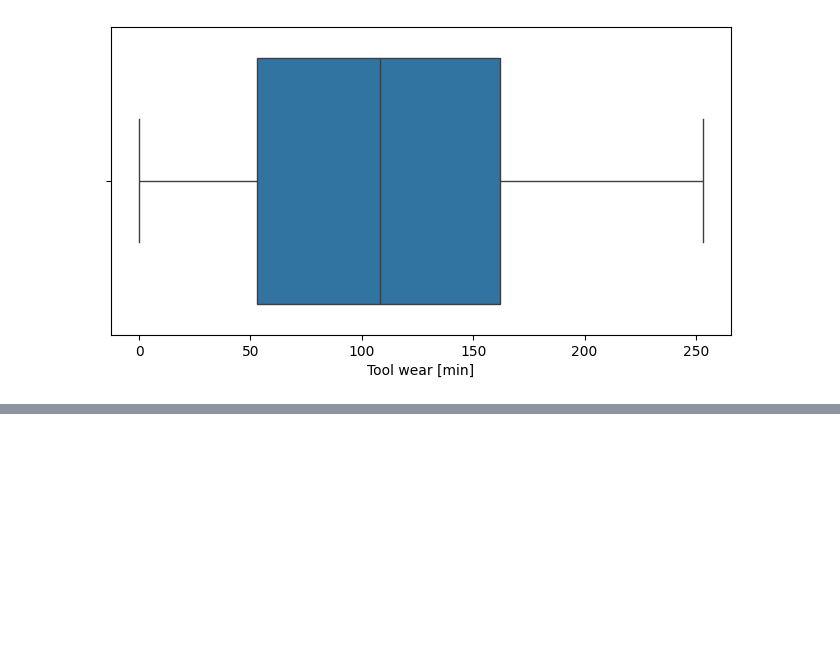
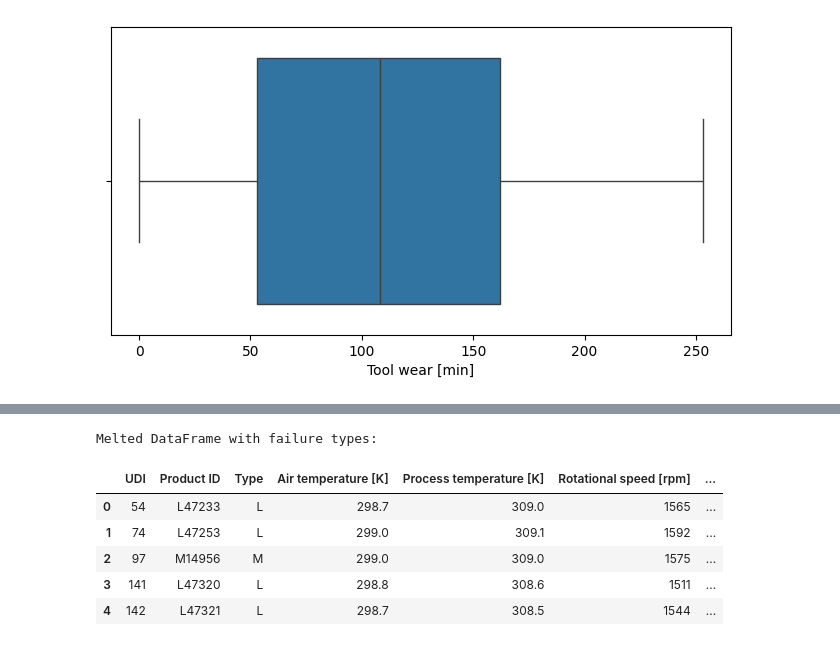
Before and after one commit to Mehdi007bond/Predictive_maintenance_ML, a Jupyter notebook: ML_Predictive_maintenance.ipynb, the cells around one changed output, grey strips where cells are left out. Cells and saved outputs as stored; diff of their text form; code cells hidden in the pictures; blank space fills up the shorter version.

```diff
--- a/ML_Predictive_maintenance.ipynb
+++ b/ML_Predictive_maintenance.ipynb
@@ -177,0 +234,10 @@ for cols in capteur_cols :
+# %%
+df
+# %% [output]
+Melted DataFrame with failure types:
+|  | UDI | Product ID | Type | Air temperature [K] | Process temperature [K] | Rotational speed [rpm] | ... |
+| 0 | 54 | L47233 | L | 298.7 | 309.0 | 1565 | ... |
+| 1 | 74 | L47253 | L | 299.0 | 309.1 | 1592 | ... |
+| 2 | 97 | M14956 | M | 299.0 | 309.0 | 1575 | ... |
+| 3 | 141 | L47320 | L | 298.8 | 308.6 | 1511 | ... |
+| 4 | 142 | L47321 | L | 298.7 | 308.5 | 1544 | ... |
```
Also changed, not shown: parts of 4 cells of this notebook.
